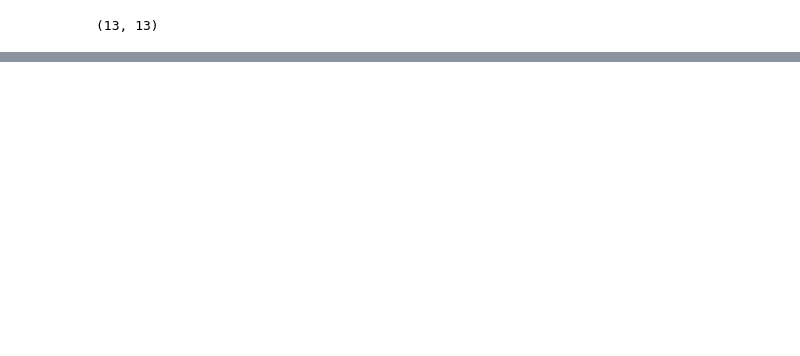
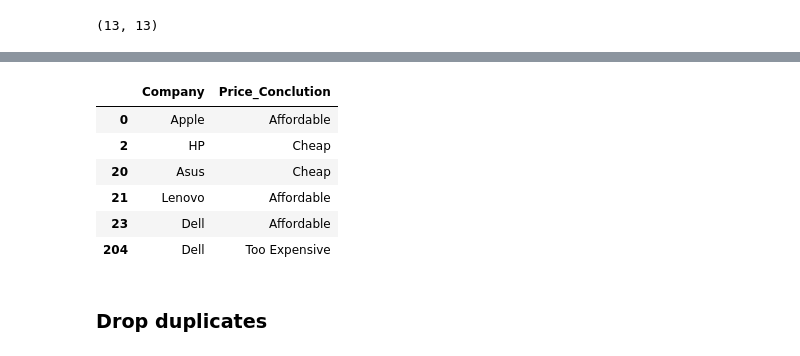
Before and after one commit to IvanDaGomez/Machine-Learning, a Jupyter notebook: data_science_tutorial/filtering_and_data_extraction.ipynb, the cells around one changed output, grey strips where cells are left out. Cells and saved outputs as stored; diff of their text form; code cells hidden in the pictures; blank space fills up the shorter version.

```diff
--- a/data_science_tutorial/filtering_and_data_extraction.ipynb
+++ b/data_science_tutorial/filtering_and_data_extraction.ipynb
@@ -31,0 +237,10 @@ mac_df.shape
+# %%
+df_not_typename_duplicated[['Company', 'Price_Conclution']]
+# %% [output]
+|  | Company | Price_Conclution |
+| 0 | Apple | Affordable |
+| 2 | HP | Cheap |
+| 20 | Asus | Cheap |
+| 21 | Lenovo | Affordable |
+| 23 | Dell | Affordable |
+| 204 | Dell | Too Expensive |
@@ -31,0 +252,2 @@ mac_df.shape
+# %% [markdown]
+### Drop duplicates
```
Also changed, not shown: parts of 18 cells of this notebook, 12 other files.
